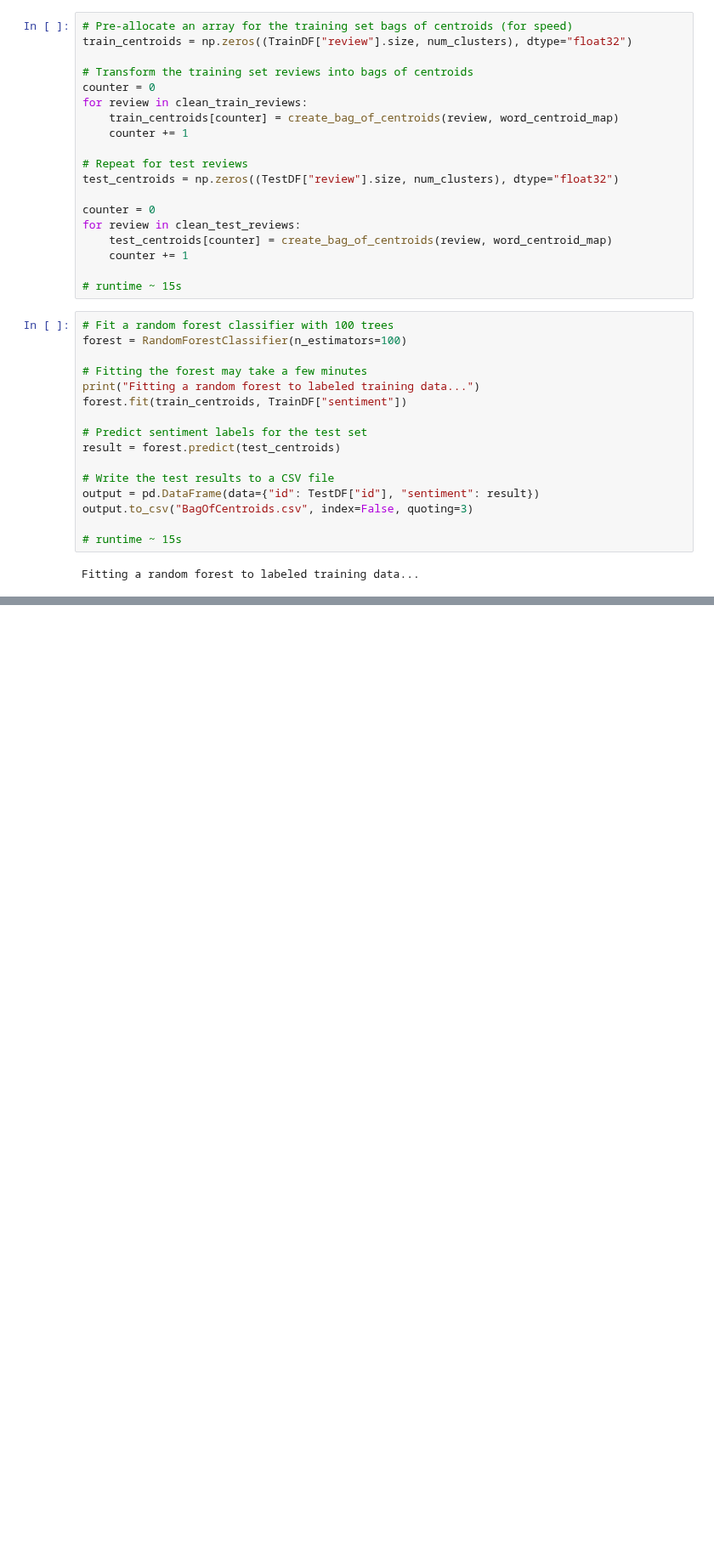
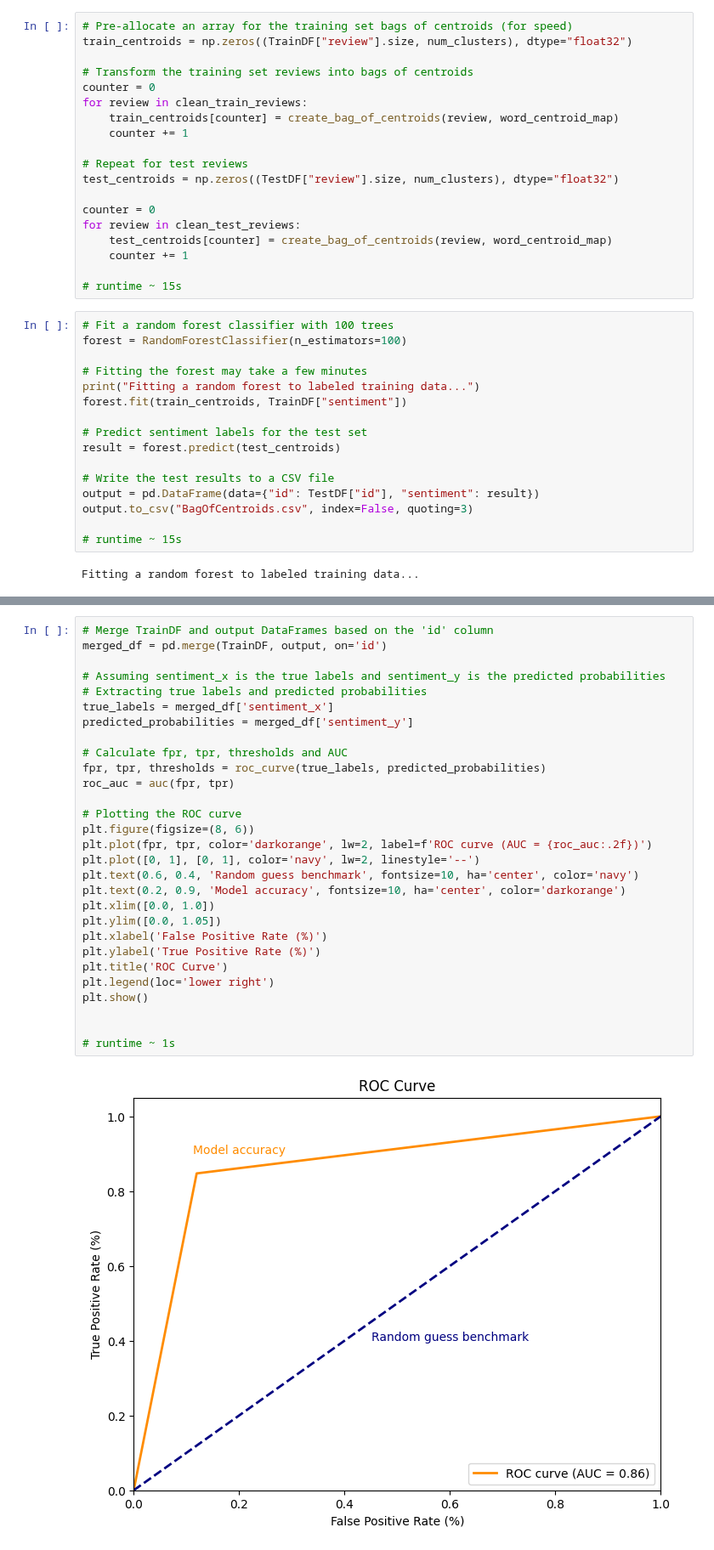
Before and after one commit to CraigMData/Python-For-Natural-Language-Processing, a Jupyter notebook: NaturalLanguageProcessingMovieReviews.ipynb, the cells around one changed output, grey strips where cells are left out. Shown at 85% size. Cells and saved outputs as stored; diff of their text form; blank space fills up the shorter version.

```diff
--- a/NaturalLanguageProcessingMovieReviews.ipynb
+++ b/NaturalLanguageProcessingMovieReviews.ipynb
@@ -881,0 +902,31 @@ Fitting a random forest to labeled training data...
+# %%
+# Merge TrainDF and output DataFrames based on the 'id' column
+merged_df = pd.merge(TrainDF, output, on='id')
+
+# Assuming sentiment_x is the true labels and sentiment_y is the predicted probabilities
+# Extracting true labels and predicted probabilities
+true_labels = merged_df['sentiment_x']
+predicted_probabilities = merged_df['sentiment_y']
+
+# Calculate fpr, tpr, thresholds and AUC
+fpr, tpr, thresholds = roc_curve(true_labels, predicted_probabilities)
+roc_auc = auc(fpr, tpr)
+
+# Plotting the ROC curve
+plt.figure(figsize=(8, 6))
+plt.plot(fpr, tpr, color='darkorange', lw=2, label=f'ROC curve (AUC = {roc_auc:.2f})')
+plt.plot([0, 1], [0, 1], color='navy', lw=2, linestyle='--')
+plt.text(0.6, 0.4, 'Random guess benchmark', fontsize=10, ha='center', color='navy')
+plt.text(0.2, 0.9, 'Model accuracy', fontsize=10, ha='center', color='darkorange')
+plt.xlim([0.0, 1.0])
+plt.ylim([0.0, 1.05])
+plt.xlabel('False Positive Rate (%)')
+plt.ylabel('True Positive Rate (%)')
+plt.title('ROC Curve')
+plt.legend(loc='lower right')
+plt.show()
+
+
+# runtime ~ 1s
+# %% [output]
+[figure, added]
```
Also changed, not shown: parts of 9 cells of this notebook.
